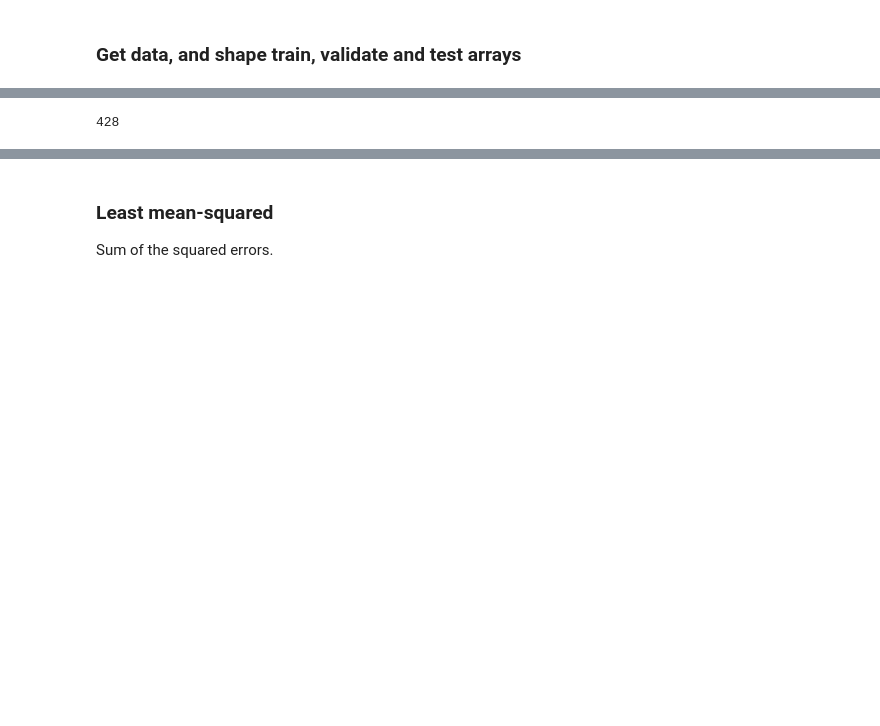
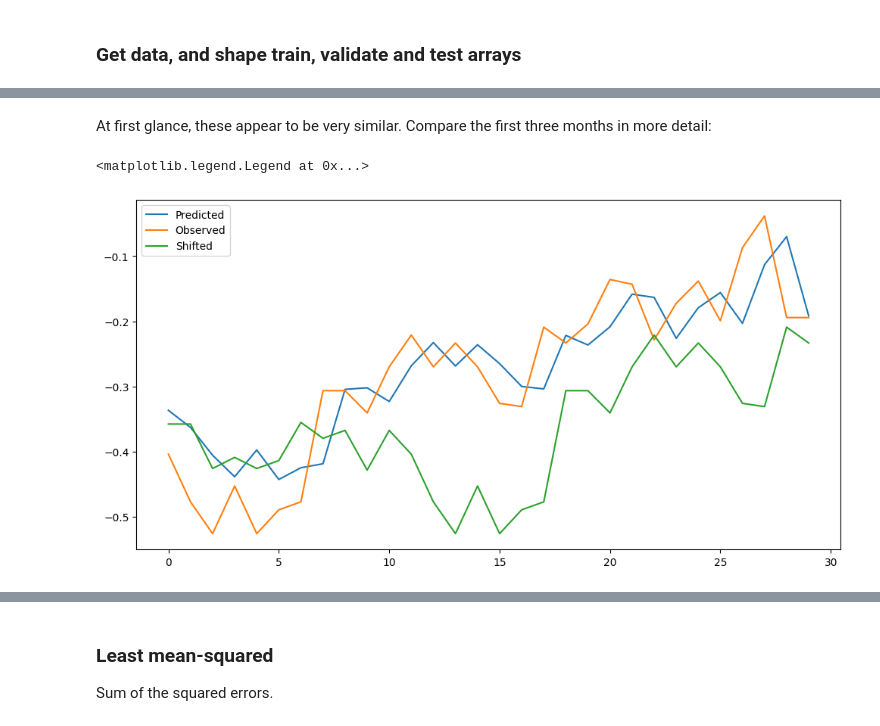
Before and after one commit to rhtweedie/ghcnd_ml, a Jupyter notebook: RNN_single_var.ipynb, the cells around one changed output, grey strips where cells are left out. Drawn from its saved outputs; the diff is of its cells as text; code cells hidden in the pictures; blank space fills up the shorter version.

```diff
--- a/RNN_single_var.ipynb
+++ b/RNN_single_var.ipynb
@@ -166,4 +184,13 @@ ax.plot(target_test)
-# %%
-len(prediction)
-# %% [output]
-428
+# %% [markdown]
+At first glance, these appear to be very similar. Compare the first three months in more detail:
+# %%
+shifted_vals = shift(vals_normalised)
+# %%
+fig, ax = plt.subplots(figsize = (12, 6))
+ax.plot(prediction[:30], label = "Predicted", color = 'tab:blue')
+ax.plot(target_test[:30], label = "Observed", color = 'tab:orange')
+ax.plot(shifted_vals[:30], label = "Shifted", color = 'tab:green')
+ax.legend()
+# %% [output]
+<matplotlib.legend.Legend at 0x...>
+[figure, added]
```
Also changed, not shown: parts of 8 cells of this notebook.
